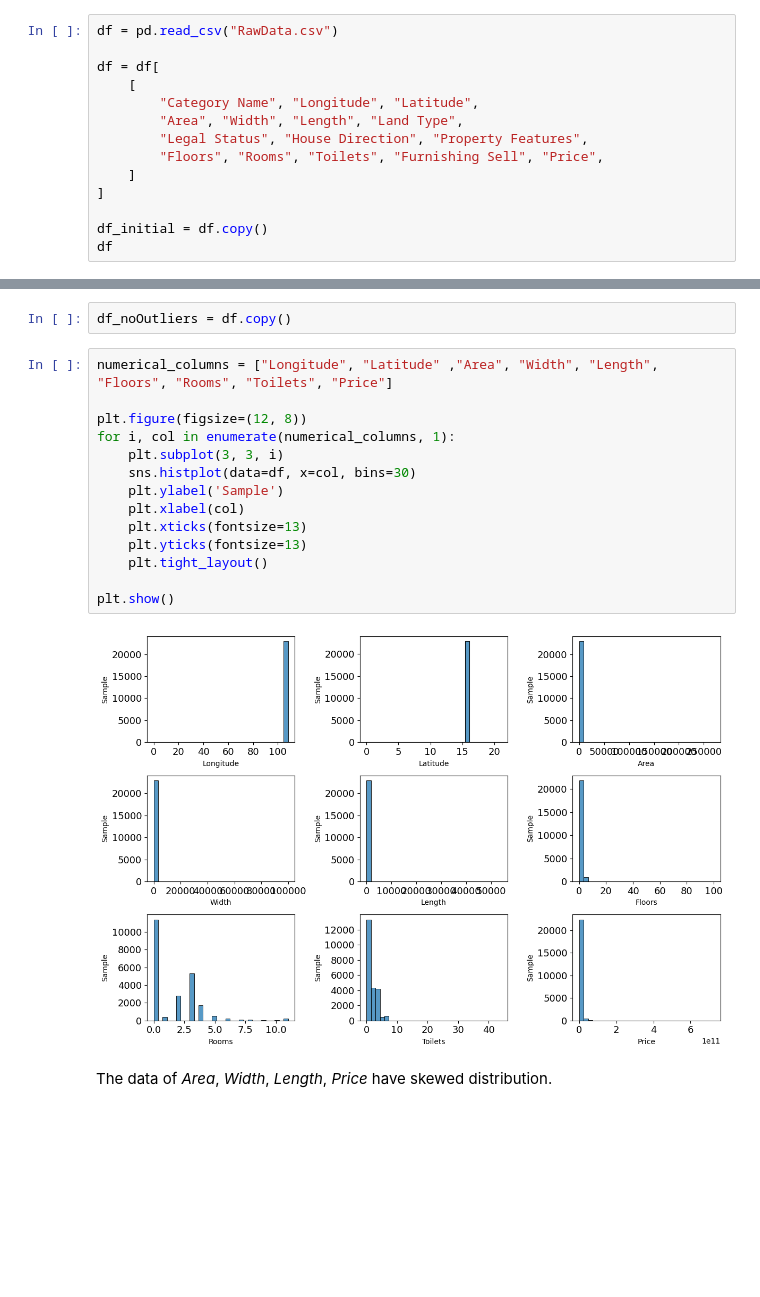
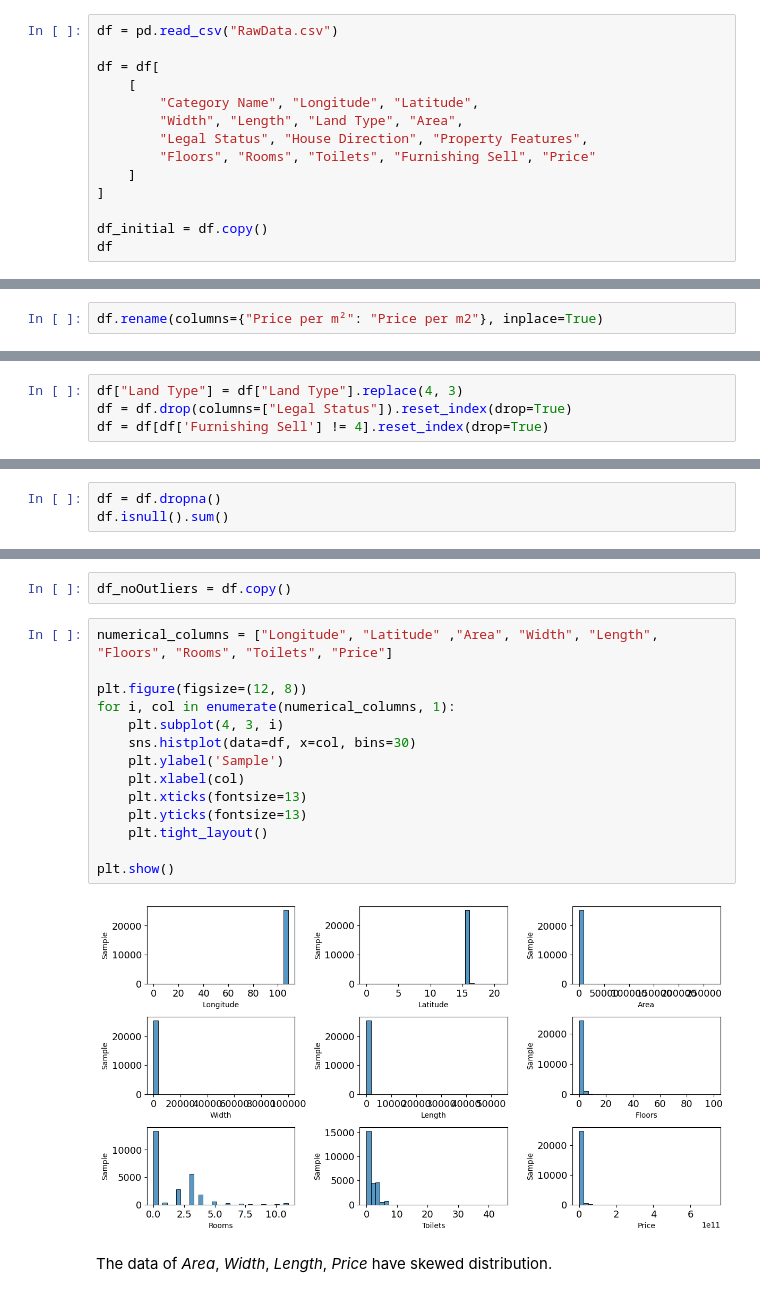
Before and after one commit to LuniuLun/RealEstate, a Jupyter notebook: MachineLearning/RealEstateValuation/CleanData.ipynb, the cells around one changed output, grey strips where cells are left out. Drawn from its saved outputs; the diff is of its cells as text; blank space fills up the shorter version.

```diff
--- a/MachineLearning/RealEstateValuation/CleanData.ipynb
+++ b/MachineLearning/RealEstateValuation/CleanData.ipynb
@@ -29,9 +29,9 @@ df = pd.read_csv("RawData.csv")
 df = df[
     [
         "Category Name", "Longitude", "Latitude",
-        "Area", "Width", "Length", "Land Type",
+        "Width", "Length", "Land Type", "Area",
         "Legal Status", "House Direction", "Property Features",
-        "Floors", "Rooms", "Toilets", "Furnishing Sell", "Price",
+        "Floors", "Rooms", "Toilets", "Furnishing Sell", "Price"
     ]
 ]
 
@@ -54,3 +54,5 @@ df
+# %%
+df.rename(columns={"Price per m²": "Price per m2"}, inplace=True)
 # %% [markdown]
 ### Handling missing data
 # %% [markdown]
@@ -276,3 +284,7 @@ plt.show()
+# %%
+df["Land Type"] = df["Land Type"].replace(4, 3)
+df = df.drop(columns=["Legal Status"]).reset_index(drop=True)
+df = df[df['Furnishing Sell'] != 4].reset_index(drop=True)
 # %% [markdown]
 ##### Check for lost data
 # %%
@@ -294,3 +305,6 @@ Toilets              0
 Furnishing Sell      0
 Price                0
 dtype: int64
+# %%
+df = df.dropna()
+df.isnull().sum()
@@ -301,19 +331,19 @@ df_noOutliers = df.copy()
 # %%
 numerical_columns = ["Longitude", "Latitude" ,"Area", "Width", "Length", "Floors", "Rooms", "Toilets", "Price"]
 
 plt.figure(figsize=(12, 8))
 for i, col in enumerate(numerical_columns, 1):
-    plt.subplot(3, 3, i)
+    plt.subplot(4, 3, i)
     sns.histplot(data=df, x=col, bins=30)
     plt.ylabel('Sample')
     plt.xlabel(col)
     plt.xticks(fontsize=13)
     plt.yticks(fontsize=13)
     plt.tight_layout()
 
 plt.show()
 # %% [output]
-[figure, old version]
+[figure, new version]
 # %% [markdown]
 The data of *Area*, *Width*, *Length*, *Price* have skewed distribution.
 # %% [markdown]
```
Also changed, not shown: parts of 18 cells of this notebook.
